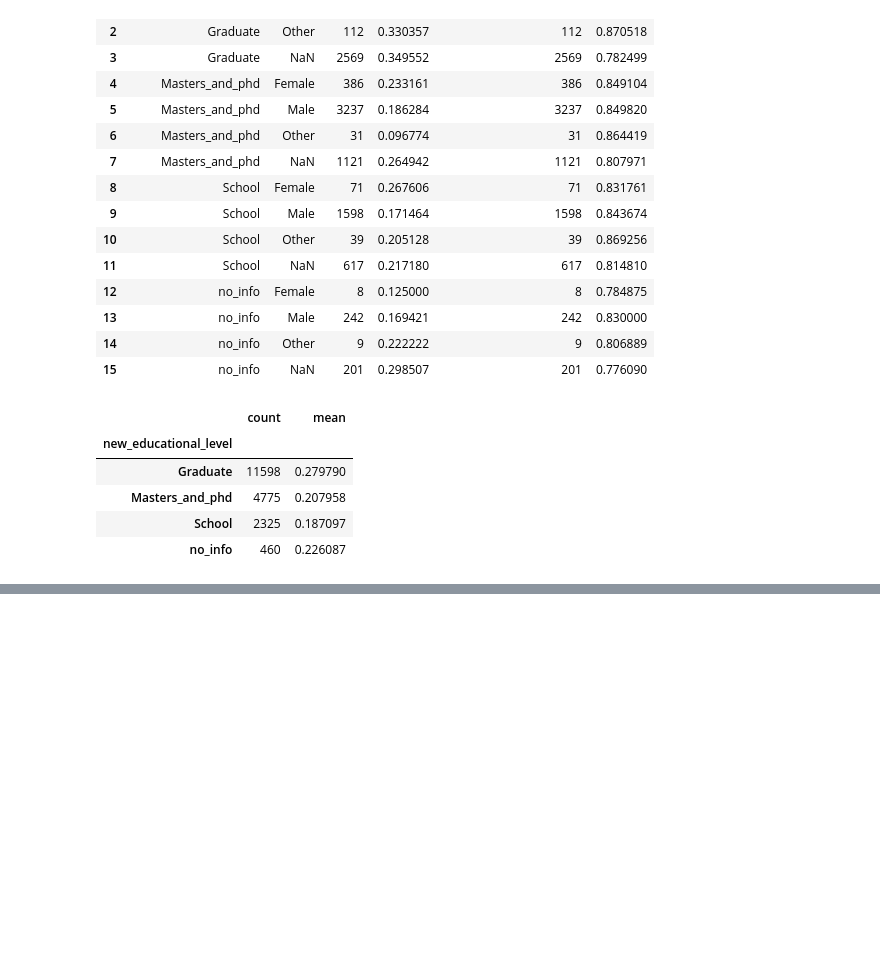
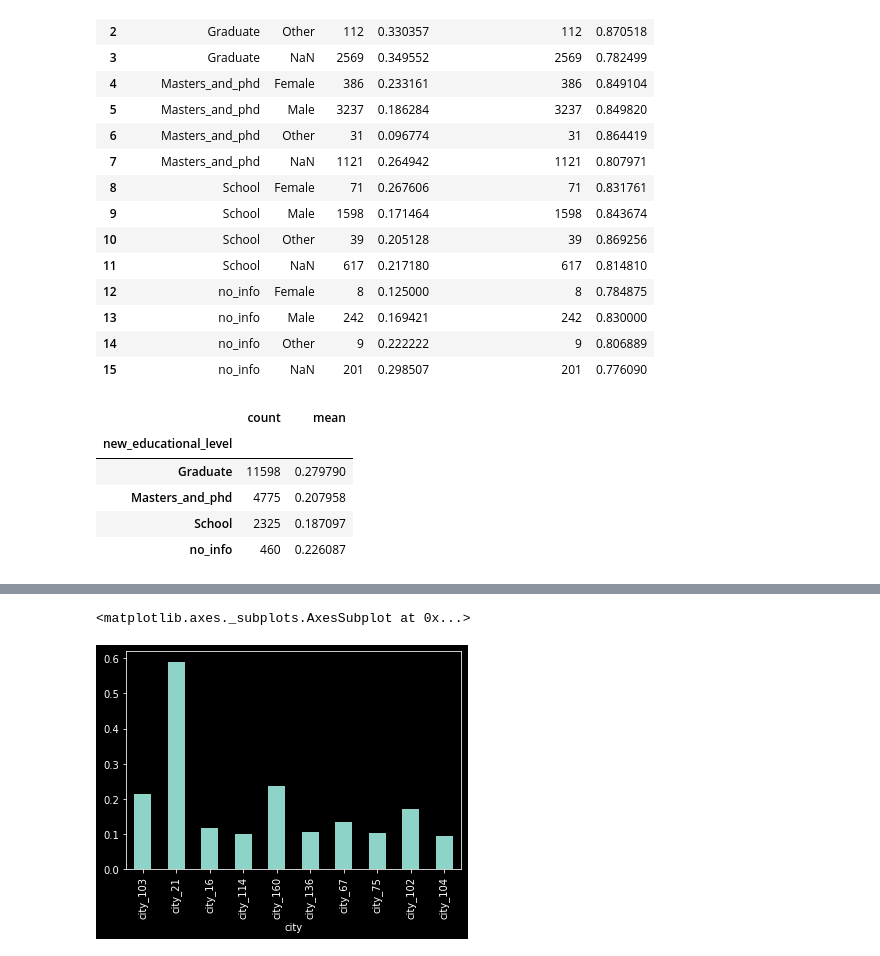
Before and after one commit to probabylity/learning, a Jupyter notebook: pandas_crash.ipynb, the cells around one changed output, grey strips where cells are left out. Cells and saved outputs as stored; diff of their text form; code cells hidden in the pictures; blank space fills up the shorter version.

```diff
--- a/pandas_crash.ipynb
+++ b/pandas_crash.ipynb
@@ -438,0 +545,7 @@ df.groupby('new_educational_level',dropna=False)['target'].agg(['count','mean'])
+# %%
+t = df.groupby('city')['target'].agg(['count', 'mean'])
+# %%
+t.sort_values('count', ascending=False).head(10)['mean'].plot(kind='bar')
+# %% [output]
+<matplotlib.axes._subplots.AxesSubplot at 0x...>
+[figure, added]
```
Also changed, not shown: parts of 43 cells of this notebook.
